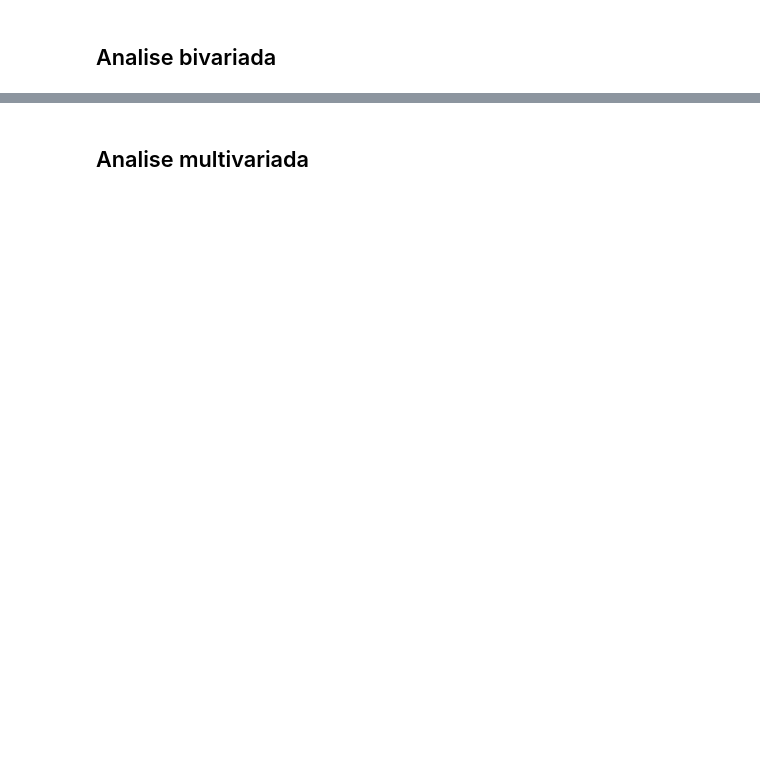
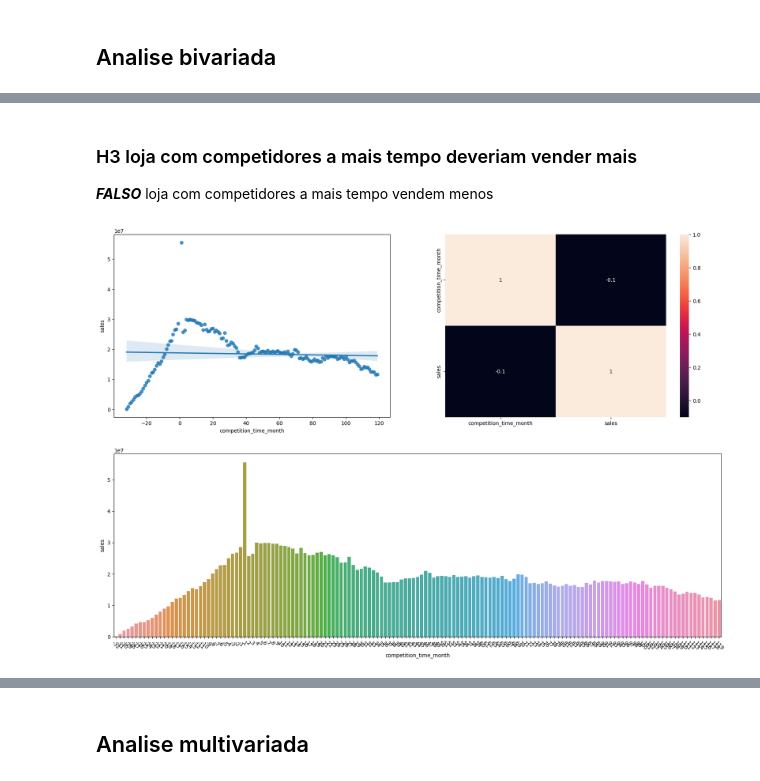
Before and after one commit to MayconRochaaa/rossmann_project, a Jupyter notebook: store_sales_prediction.ipynb, the cells around one changed output, grey strips where cells are left out. Drawn from its saved outputs; the diff is of its cells as text; code cells hidden in the pictures; blank space fills up the shorter version.

```diff
--- a/store_sales_prediction.ipynb
+++ b/store_sales_prediction.ipynb
@@ -377,0 +463,22 @@ num_attributes.hist(bins=25, figsize=(21,14));
+# %% [markdown]
+### H3 loja com competidores a mais tempo deveriam vender mais
+***FALSO*** loja com competidores a mais tempo vendem menos
+# %%
+plt.subplots(2,2,figsize=(21,14))
+
+aux1 = df4_train[['competition_time_month','sales']].groupby('competition_time_month').sum().reset_index()
+aux2 = aux1[aux1['competition_time_month']<120]
+aux2 = aux2[aux2['competition_time_month'] != 0]
+
+
+plt.subplot(2,2,1)
+sns.regplot(x='competition_time_month', y='sales', data=aux2);
+
+plt.subplot(2,2,2)
+sns.heatmap(aux1.corr(method='pearson'), annot=True);
+
+plt.subplot(2,2,(3,4))
+sns.barplot(x='competition_time_month', y='sales', data=aux2);
+plt.xticks(rotation=-45);
+# %% [output]
+[figure, added]
```
Also changed, not shown: parts of 12 cells of this notebook.
